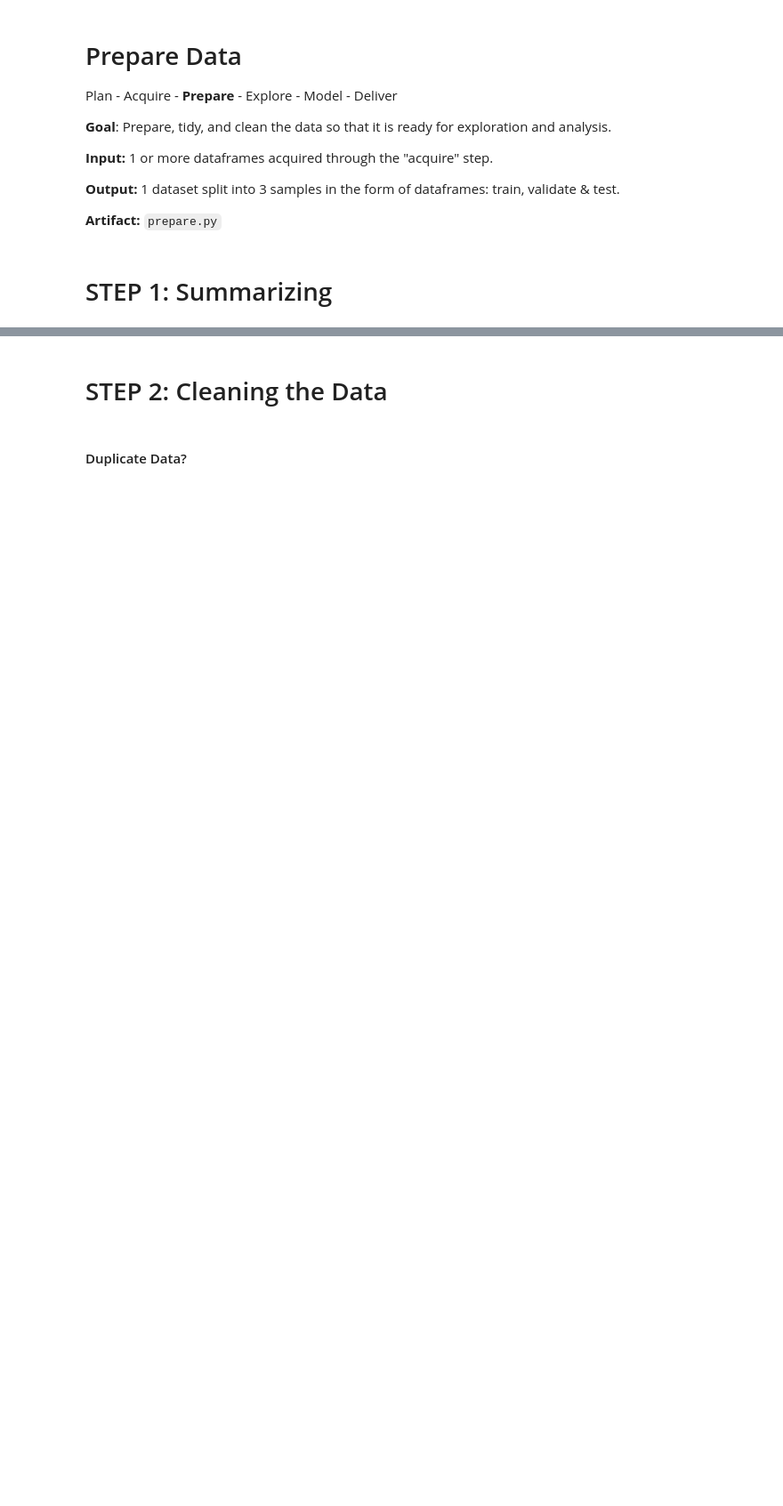
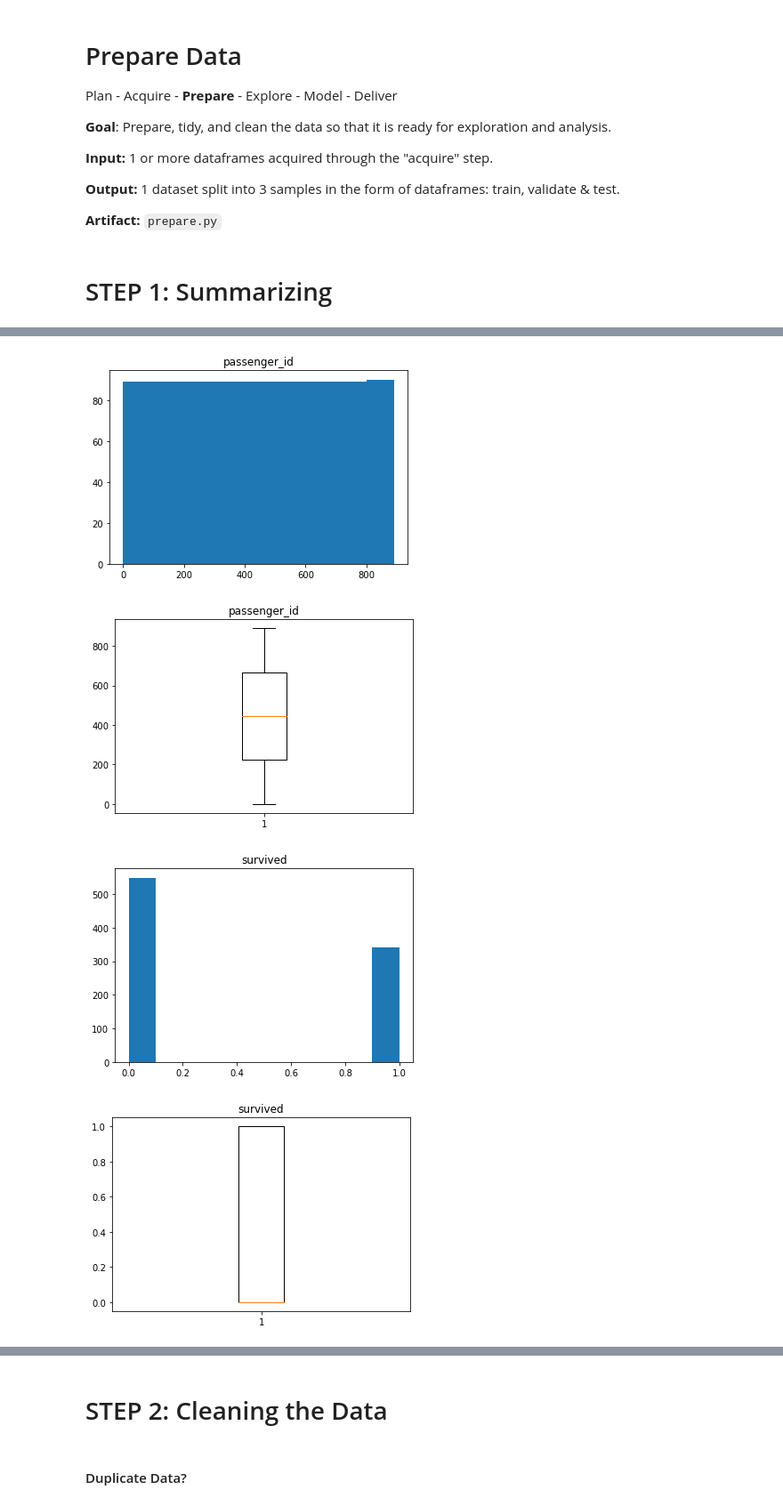
Before and after one commit to CodeupClassroom/hopper-classification-exercises, a Jupyter notebook: classification_prep_lesson.ipynb, the cells around one changed output, grey strips where cells are left out. Shown: that part at 89% size. Cells and saved outputs as stored; diff of their text form; code cells hidden in the pictures; blank space fills up the shorter version.

```diff
--- a/classification_prep_lesson.ipynb
+++ b/classification_prep_lesson.ipynb
@@ -41,0 +92,2 @@ df = acquire.get_titanic_data()
+# %%
+num_cols = df.columns[[df[col].dtype == 'int64' for col in df.columns]]
@@ -41,0 +98,13 @@ df = acquire.get_titanic_data()
+# %%
+for col in num_cols:
+    plt.hist(df[col])
+    plt.title(col)
+    plt.show()
+    plt.boxplot(df[col])
+    plt.title(col)
+    plt.show()
+# %% [output]
+[figure, added]
+[figure, added]
+[figure, added]
+[figure, added]
```
Also changed, not shown: parts of 47 cells of this notebook, 1 other file.
